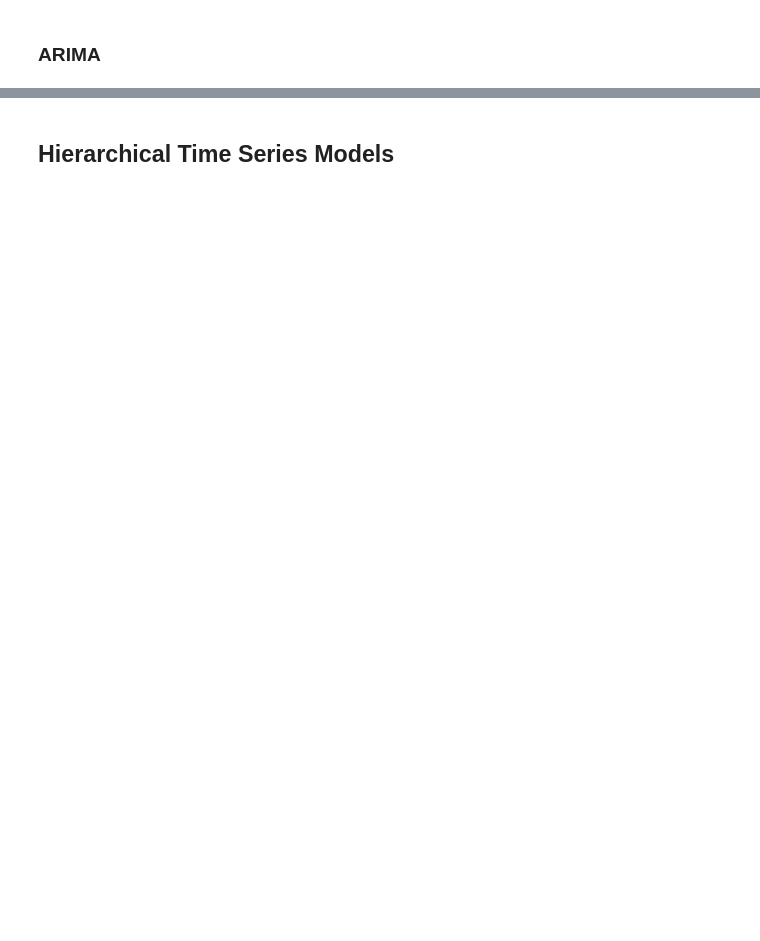
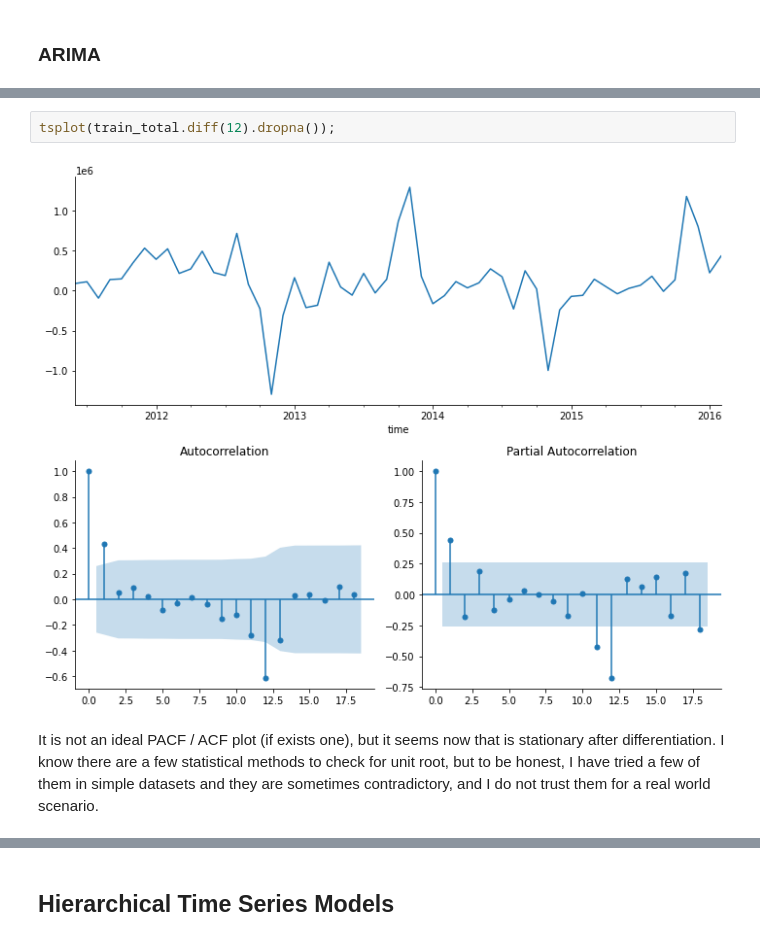
Before and after one commit to vtoliveira/nyc-metro-forecast, a Jupyter notebook: notebooks/03-forecasting-metro-users.ipynb, the cells around one changed output, grey strips where cells are left out. Saved outputs shown, nothing was run; the diff lists cells and outputs as text; blank space fills up the shorter version.

```diff
--- a/notebooks/03-forecasting-metro-users.ipynb
+++ b/notebooks/03-forecasting-metro-users.ipynb
@@ -331,0 +263,6 @@ SMAPE: 0.038743504006111415
+# %%
+tsplot(train_total.diff(12).dropna());
+# %% [output]
+[figure, added]
+# %% [markdown]
+It is not an ideal PACF / ACF plot (if exists one), but it seems now that is stationary after differentiation. I know there are a few statistical methods to check for unit root, but to be honest, I have tried a few of them in simple datasets and they are sometimes contradictory, and I do not trust them for a real world scenario.
```
Also changed, not shown: parts of 56 cells of this notebook, 2 other files.
